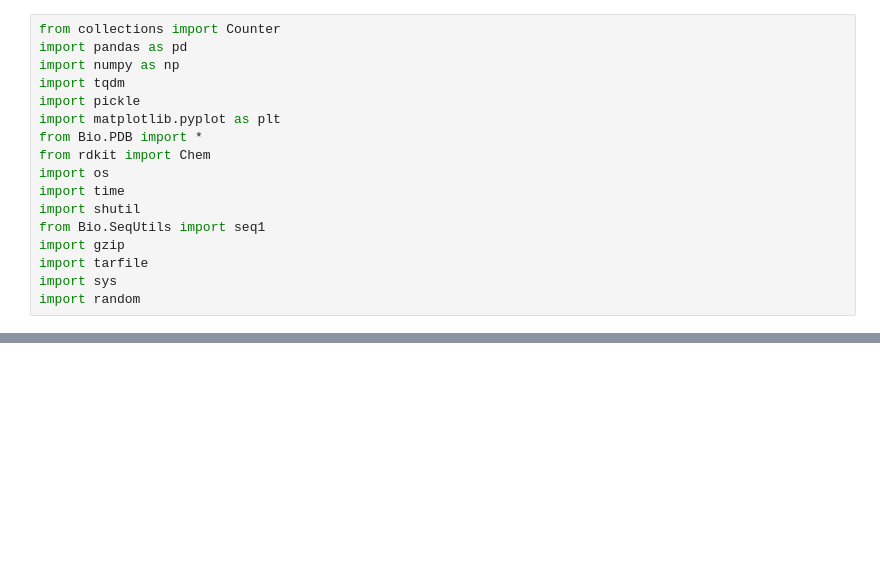
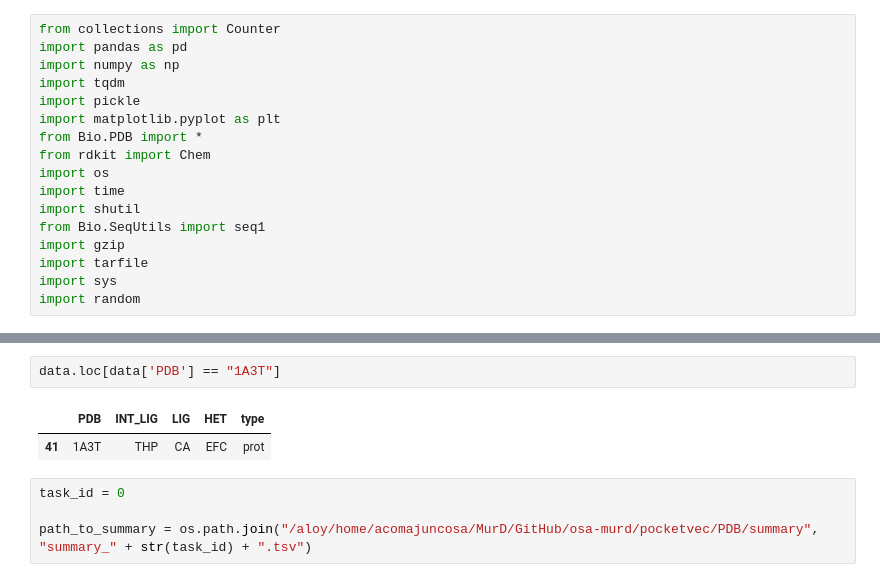
Before and after one commit to ersilia-os/osa-murd, a Jupyter notebook: notebooks/pocketvec_PDB.ipynb, the cells around one changed output, grey strips where cells are left out. Drawn from its saved outputs; the diff is of its cells as text; blank space fills up the shorter version.

```diff
--- a/notebooks/pocketvec_PDB.ipynb
+++ b/notebooks/pocketvec_PDB.ipynb
@@ -103,0 +196,9 @@ True
+# %%
+data.loc[data['PDB'] == "1A3T"]
+# %% [output]
+|  | PDB | INT_LIG | LIG | HET | type |
+| 41 | 1A3T | THP | CA | EFC | prot |
+# %%
+task_id = 0
+
+path_to_summary = os.path.join("/aloy/home/acomajuncosa/MurD/GitHub/osa-murd/pocketvec/PDB/summary", "summary_" + str(task_id) + ".tsv")
```
Also changed, not shown: parts of 22 cells of this notebook, 9 other files.
